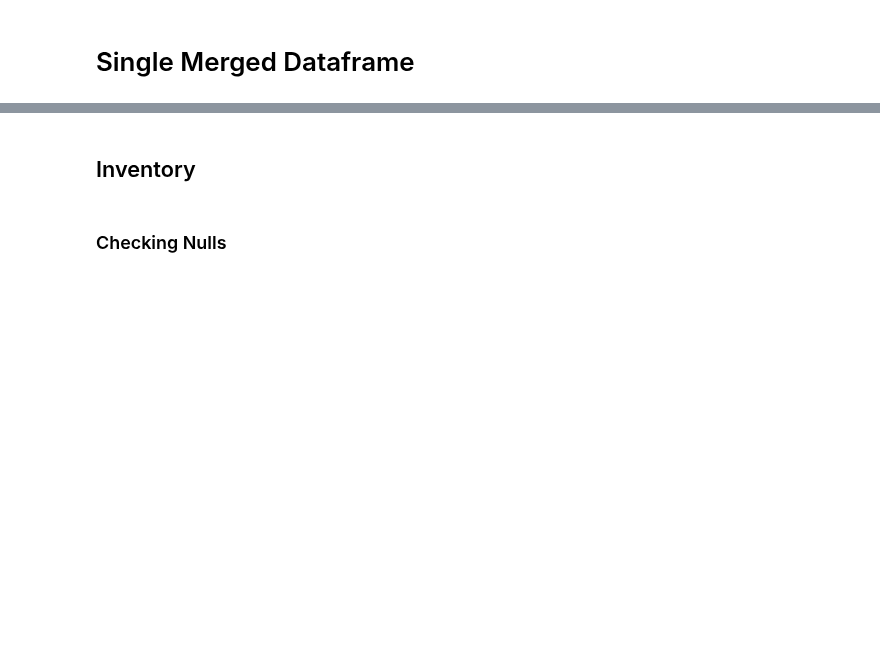
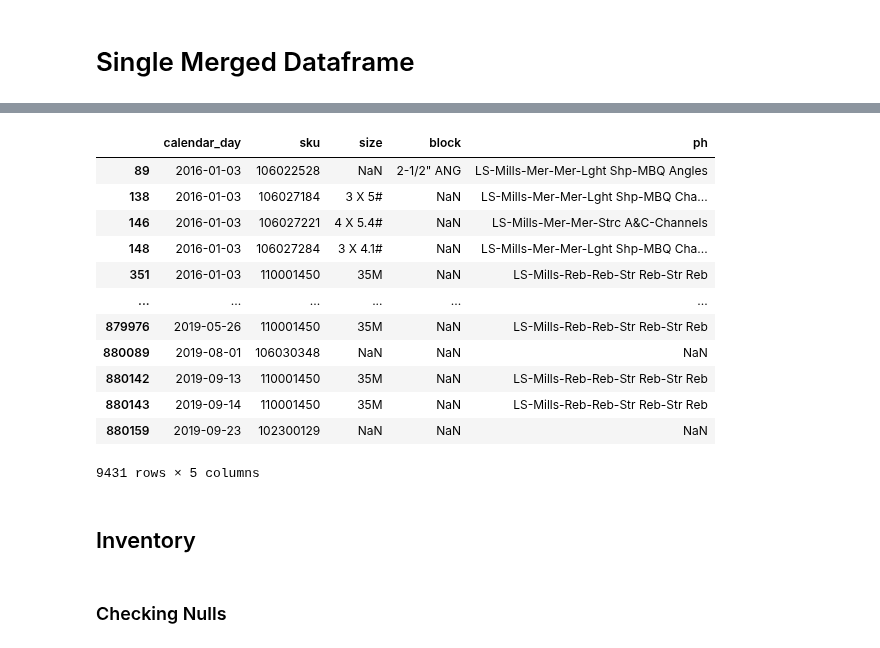
Before and after one commit to jvac06/pft, a Jupyter notebook: scripts/cleaning.ipynb, the cells around one changed output, grey strips where cells are left out. Saved outputs shown, nothing was run; the diff lists cells and outputs as text; code cells hidden in the pictures; blank space fills up the shorter version.

Commit message:
master df created, begin aggregorders & ship

```diff
--- a/scripts/cleaning.ipynb
+++ b/scripts/cleaning.ipynb
@@ -845,0 +952,2 @@ Stored 'inv_reduced2' (DataFrame)
+# %%
+master = master.merge(block_dict,how="left", on="sku", validate="m:1")
@@ -845,0 +979,4 @@ Stored 'inv_reduced2' (DataFrame)
+# %%
+ph_dict = ph_dict.drop_duplicates("sku", keep="first")
+# %%
+master = master.merge(ph_dict,how="left", on="sku", validate="m:1")
@@ -845,0 +996,5 @@ Stored 'inv_reduced2' (DataFrame)
+# %%
+#none before 2016
+date_limit = pd.Timestamp(2016,1,1)
+master = master[master["calendar_day"]>=date_limit]
+master.info()
@@ -846,3 +1017,19 @@ Stored 'inv_reduced2' (DataFrame)
+# %%
+master[master.isna().any(axis=1)]
+# %% [output]
+|  | calendar_day | sku | size | block | ph |
+| 89 | 2016-01-03 | 106022528 | NaN | 2-1/2" ANG | LS-Mills-Mer-Mer-Lght Shp-MBQ Angles |
+| 138 | 2016-01-03 | 106027184 | 3 X 5# | NaN | LS-Mills-Mer-Mer-Lght Shp-MBQ Cha... |
+| 146 | 2016-01-03 | 106027221 | 4 X 5.4# | NaN | LS-Mills-Mer-Mer-Strc A&C-Channels |
+| 148 | 2016-01-03 | 106027284 | 3 X 4.1# | NaN | LS-Mills-Mer-Mer-Lght Shp-MBQ Cha... |
+| 351 | 2016-01-03 | 110001450 | 35M | NaN | LS-Mills-Reb-Reb-Str Reb-Str Reb |
+| ... | ... | ... | ... | ... | ... |
+| 879976 | 2019-05-26 | 110001450 | 35M | NaN | LS-Mills-Reb-Reb-Str Reb-Str Reb |
+| 880089 | 2019-08-01 | 106030348 | NaN | NaN | NaN |
+| 880142 | 2019-09-13 | 110001450 | 35M | NaN | LS-Mills-Reb-Reb-Str Reb-Str Reb |
+| 880143 | 2019-09-14 | 110001450 | 35M | NaN | LS-Mills-Reb-Reb-Str Reb-Str Reb |
+| 880159 | 2019-09-23 | 102300129 | NaN | NaN | NaN |
+9431 rows × 5 columns
 # %% [markdown]
 ## Inventory
 # %% [markdown]
```
Also changed, not shown: parts of 30 cells of this notebook.
